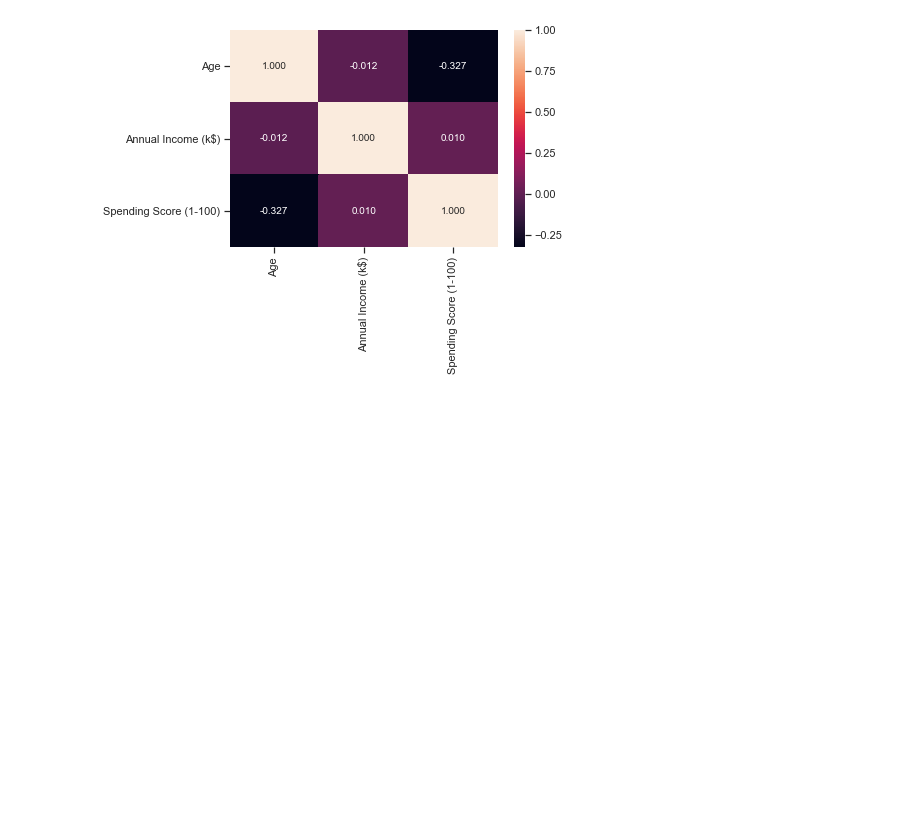
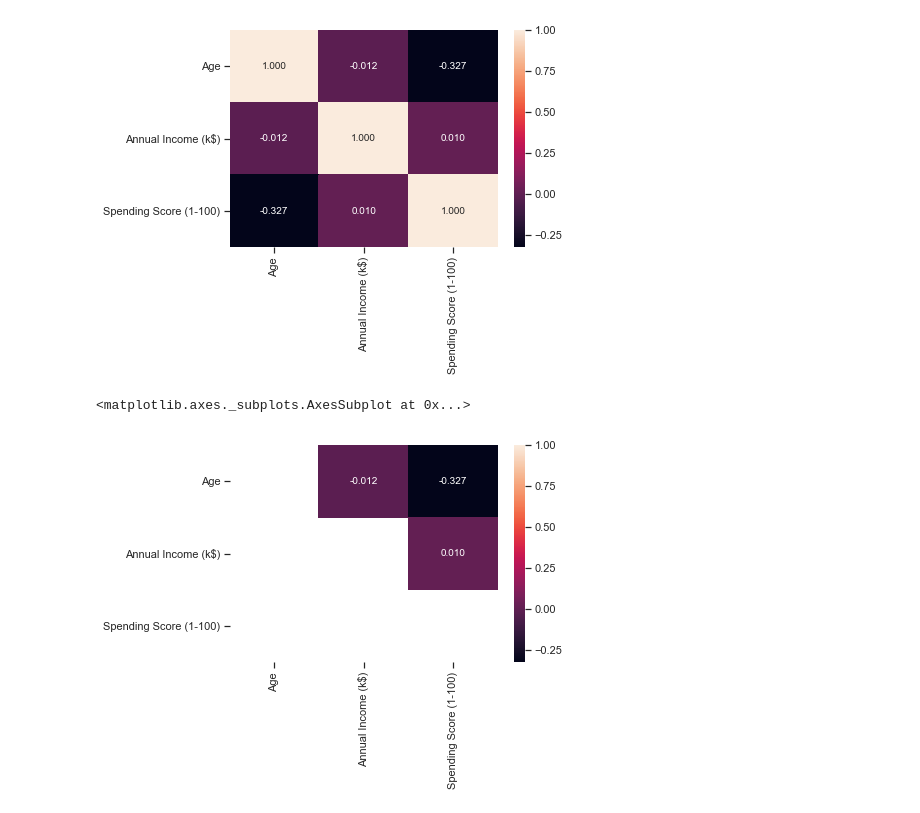
Before and after one commit to SemenovaEkaterina/mmo, a Jupyter notebook: lab1.ipynb, the cells around one changed output. Drawn from its saved outputs; the diff is of its cells as text; code cells hidden in the pictures; blank space fills up the shorter version.

```diff
--- a/lab1.ipynb
+++ b/lab1.ipynb
@@ -179,3 +179,11 @@ sns.heatmap(data.corr(), annot=True, fmt='.3f')
 # %% [output]
 <matplotlib.axes._subplots.AxesSubplot at 0x...>
 [figure]
+# %%
+# Треугольный вариант матрицы
+mask = np.zeros_like(data.corr(), dtype=np.bool)
+mask[np.tril_indices_from(mask)] = True
+sns.heatmap(data.corr(), mask=mask, annot=True, fmt='.3f')
+# %% [output]
+<matplotlib.axes._subplots.AxesSubplot at 0x...>
+[figure, added]
```
